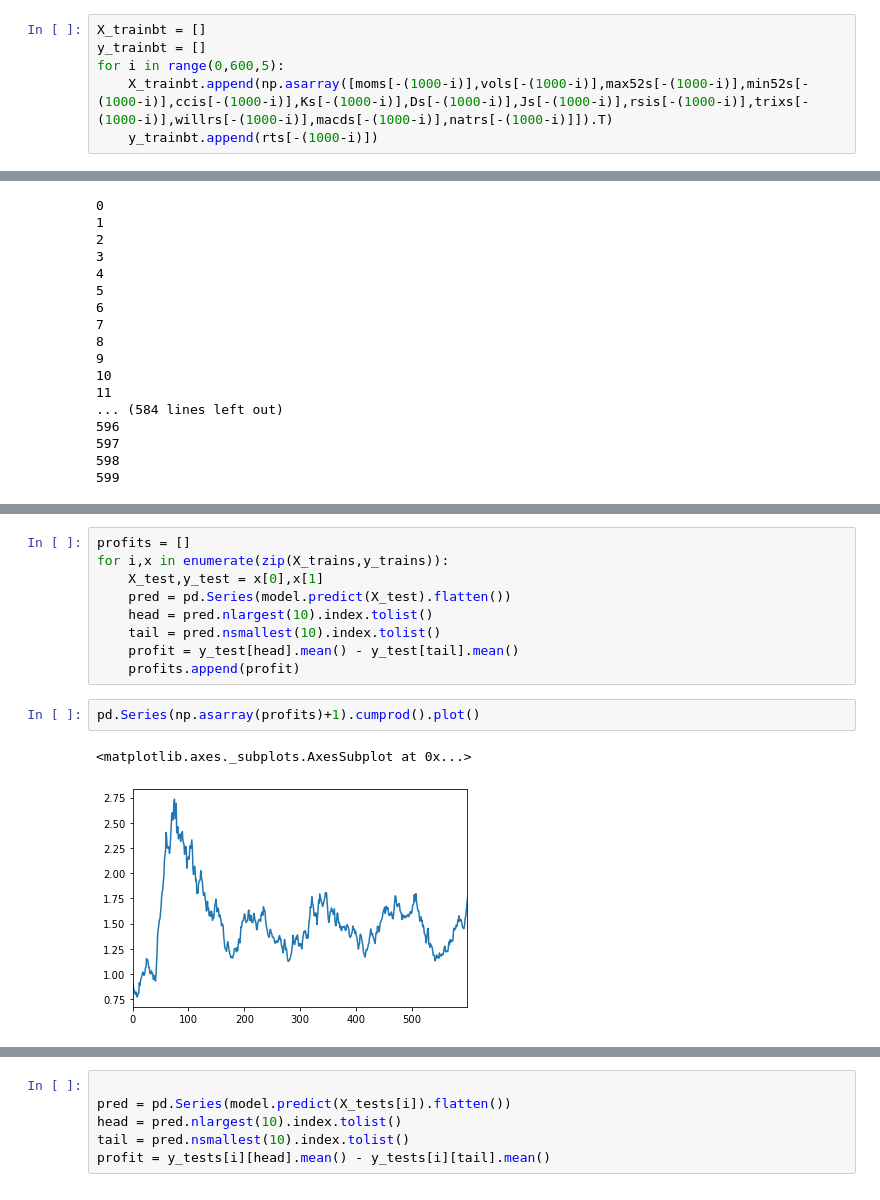
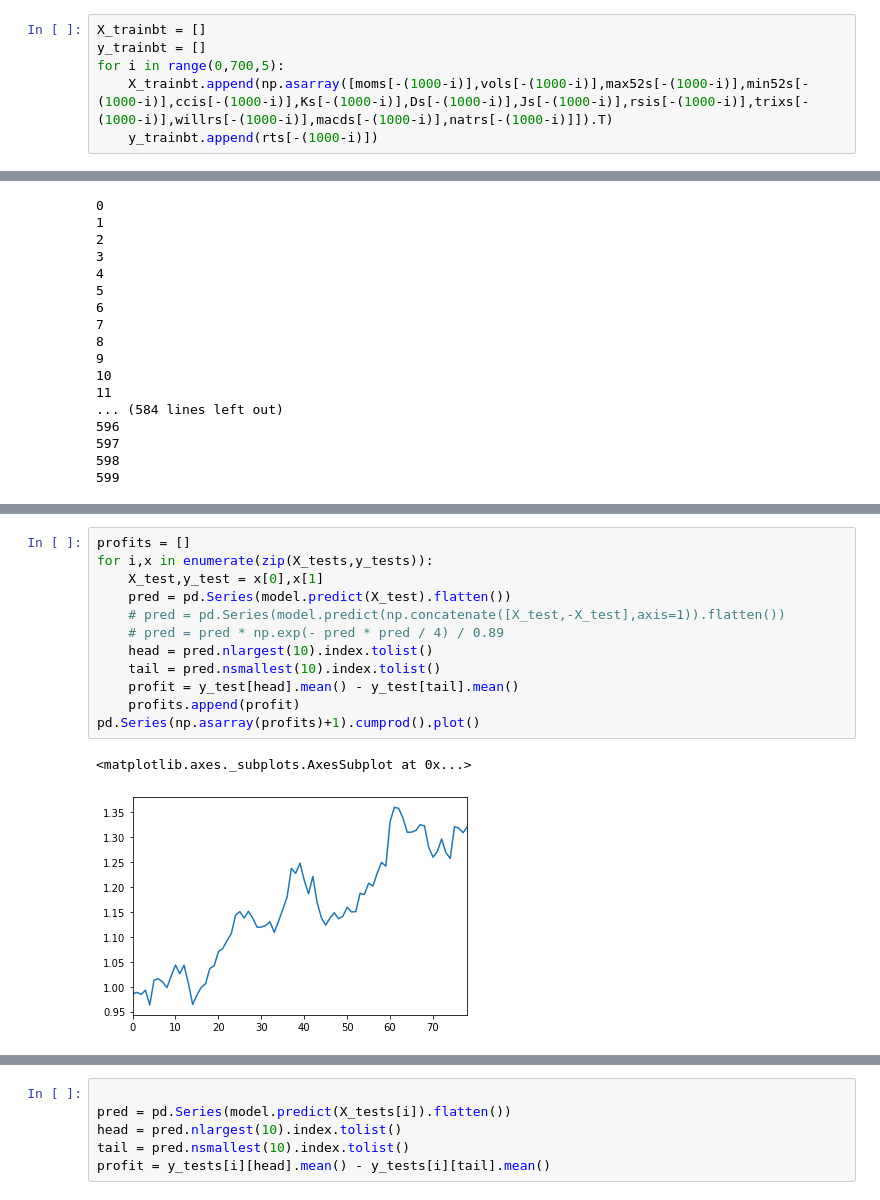
Before and after one commit to VoidFly/JKQ, a Jupyter notebook: research.ipynb, the cells around one changed output, grey strips where cells are left out. Drawn from its saved outputs; the diff is of its cells as text.

```diff
--- a/research.ipynb
+++ b/research.ipynb
@@ -182,7 +188,7 @@ for i in range(600):
 # %%
 X_trainbt = []
 y_trainbt = []
-for i in range(0,600,5):
+for i in range(0,700,5):
     X_trainbt.append(np.asarray([moms[-(1000-i)],vols[-(1000-i)],max52s[-(1000-i)],min52s[-(1000-i)],ccis[-(1000-i)],Ks[-(1000-i)],Ds[-(1000-i)],Js[-(1000-i)],rsis[-(1000-i)],trixs[-(1000-i)],willrs[-(1000-i)],macds[-(1000-i)],natrs[-(1000-i)]]).T)
     y_trainbt.append(rts[-(1000-i)])
 # %%
@@ -244,14 +345,15 @@ tail=list(set(tail))
 # %%
 profits = []
-for i,x in enumerate(zip(X_trains,y_trains)):
+for i,x in enumerate(zip(X_tests,y_tests)):
     X_test,y_test = x[0],x[1]
     pred = pd.Series(model.predict(X_test).flatten())
+    # pred = pd.Series(model.predict(np.concatenate([X_test,-X_test],axis=1)).flatten())
+    # pred = pred * np.exp(- pred * pred / 4) / 0.89
     head = pred.nlargest(10).index.tolist()
     tail = pred.nsmallest(10).index.tolist()
     profit = y_test[head].mean() - y_test[tail].mean()
     profits.append(profit)
+pd.Series(np.asarray(profits)+1).cumprod().plot()
+# %% [output]
+<matplotlib.axes._subplots.AxesSubplot at 0x...>
+[figure, added]
-# %%
-pd.Series(np.asarray(profits)+1).cumprod().plot()
-# %% [output]
-<matplotlib.axes._subplots.AxesSubplot at 0x...>
-[figure, removed]
```
Also changed, not shown: parts of 22 cells of this notebook, 3 other files.
